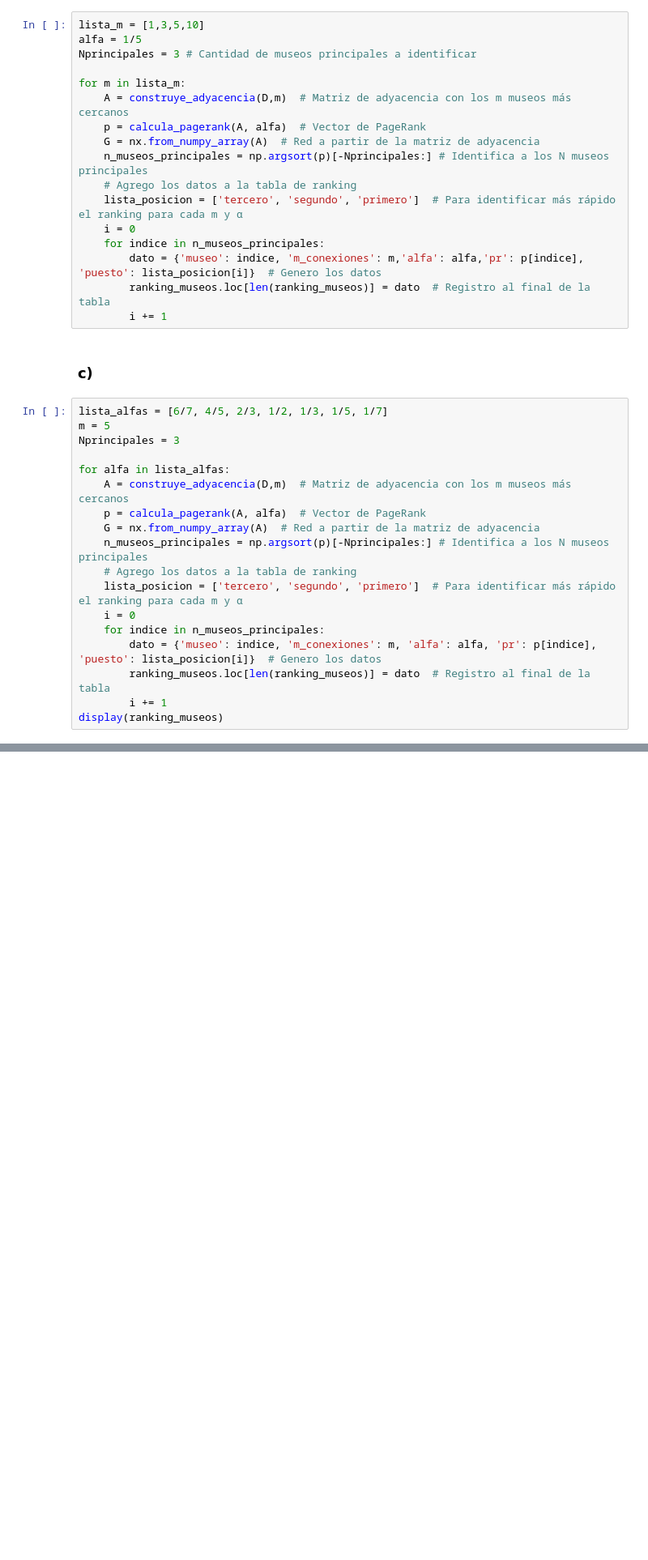
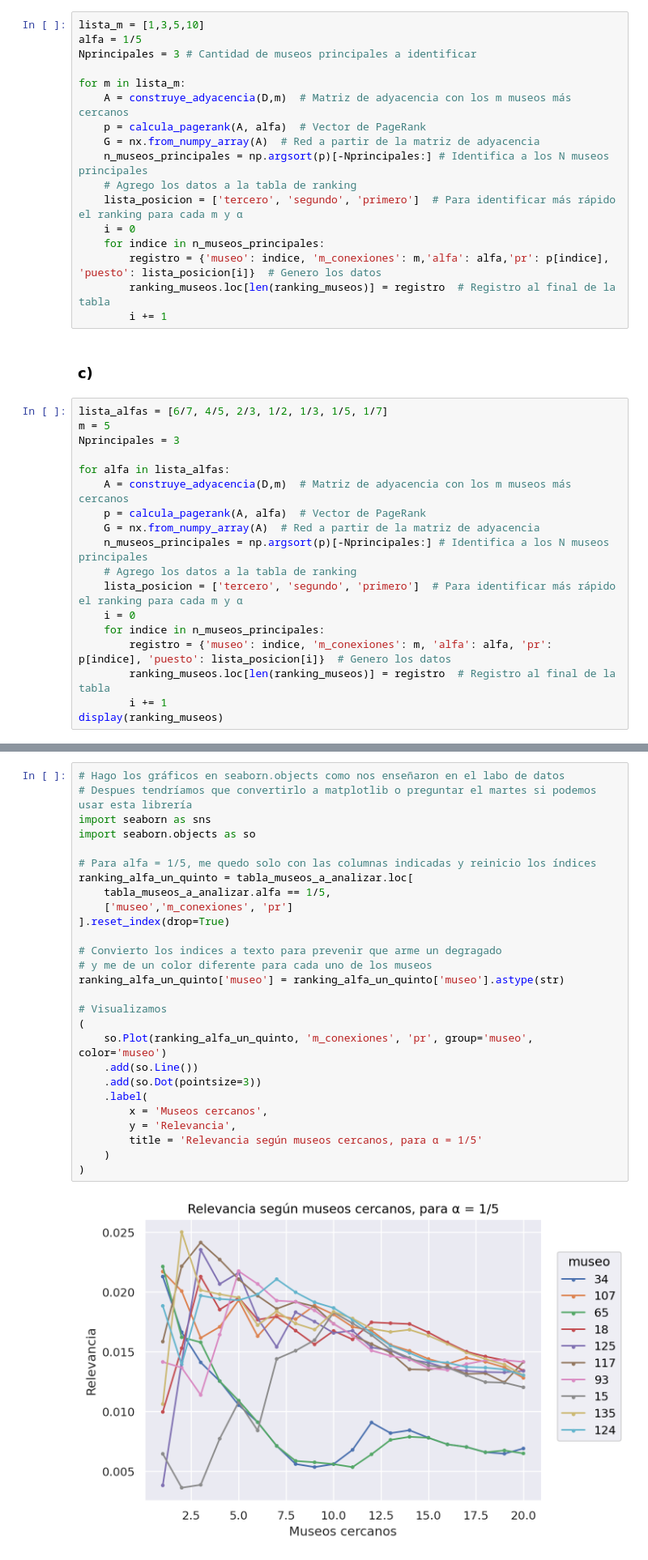
Before and after one commit to EvaI22/TP-ALC, a Jupyter notebook: TP1_template.ipynb, the cells around one changed output, grey strips where cells are left out. Shown at 81% size. Cells and saved outputs as stored; diff of their text form; blank space fills up the shorter version.

```diff
--- a/TP1_template.ipynb
+++ b/TP1_template.ipynb
@@ -444,8 +454,8 @@ for m in lista_m:
     lista_posicion = ['tercero', 'segundo', 'primero']  # Para identificar más rápido el ranking para cada m y α
     i = 0
     for indice in n_museos_principales:
-        dato = {'museo': indice, 'm_conexiones': m,'alfa': alfa,'pr': p[indice], 'puesto': lista_posicion[i]}  # Genero los datos
-        ranking_museos.loc[len(ranking_museos)] = dato  # Registro al final de la tabla
+        registro = {'museo': indice, 'm_conexiones': m,'alfa': alfa,'pr': p[indice], 'puesto': lista_posicion[i]}  # Genero los datos
+        ranking_museos.loc[len(ranking_museos)] = registro  # Registro al final de la tabla
         i += 1
 # %% [markdown]
 ### c)
@@ -463,8 +473,8 @@ for alfa in lista_alfas:
     lista_posicion = ['tercero', 'segundo', 'primero']  # Para identificar más rápido el ranking para cada m y α
     i = 0
     for indice in n_museos_principales:
-        dato = {'museo': indice, 'm_conexiones': m, 'alfa': alfa, 'pr': p[indice], 'puesto': lista_posicion[i]}  # Genero los datos
-        ranking_museos.loc[len(ranking_museos)] = dato  # Registro al final de la tabla
+        registro = {'museo': indice, 'm_conexiones': m, 'alfa': alfa, 'pr': p[indice], 'puesto': lista_posicion[i]}  # Genero los datos
+        ranking_museos.loc[len(ranking_museos)] = registro  # Registro al final de la tabla
         i += 1
 display(ranking_museos)
 # %% [output]
@@ -487,0 +555,29 @@ display(ranking_museos)
+# %%
+# Hago los gráficos en seaborn.objects como nos enseñaron en el labo de datos
+# Despues tendríamos que convertirlo a matplotlib o preguntar el martes si podemos usar esta librería
+import seaborn as sns
+import seaborn.objects as so
+
+# Para alfa = 1/5, me quedo solo con las columnas indicadas y reinicio los índices
+ranking_alfa_un_quinto = tabla_museos_a_analizar.loc[
+    tabla_museos_a_analizar.alfa == 1/5,
+    ['museo','m_conexiones', 'pr']
+].reset_index(drop=True)
+
+# Convierto los indices a texto para prevenir que arme un degragado
+# y me de un color diferente para cada uno de los museos
+ranking_alfa_un_quinto['museo'] = ranking_alfa_un_quinto['museo'].astype(str)
+
+# Visualizamos
+(
+    so.Plot(ranking_alfa_un_quinto, 'm_conexiones', 'pr', group='museo', color='museo')
+    .add(so.Line())
+    .add(so.Dot(pointsize=3))
+    .label(
+        x = 'Museos cercanos',
+        y = 'Relevancia',
+        title = 'Relevancia según museos cercanos, para α = 1/5'
+    )
+)
+# %% [output]
+[figure, added]
```
Also changed, not shown: parts of 11 cells of this notebook.
